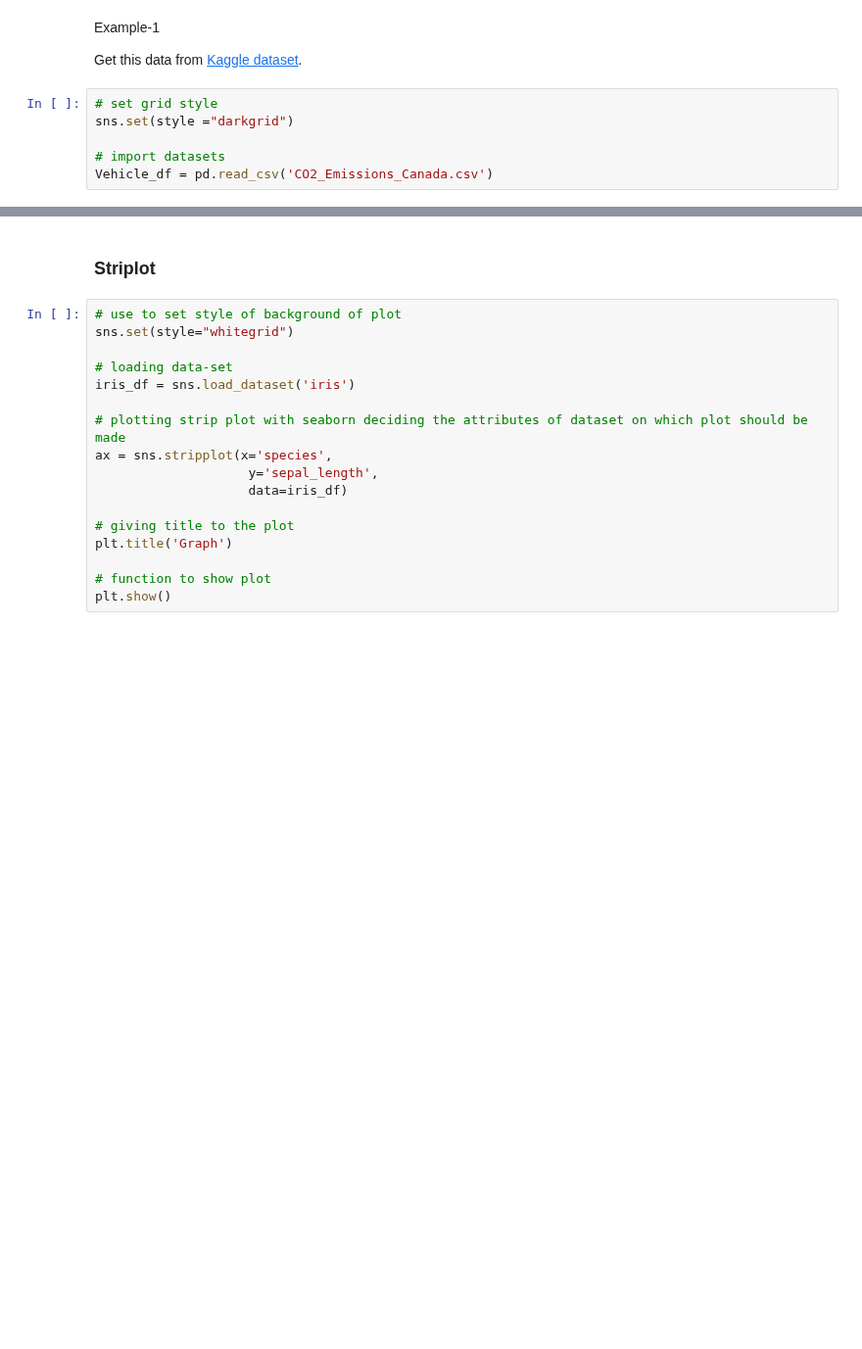
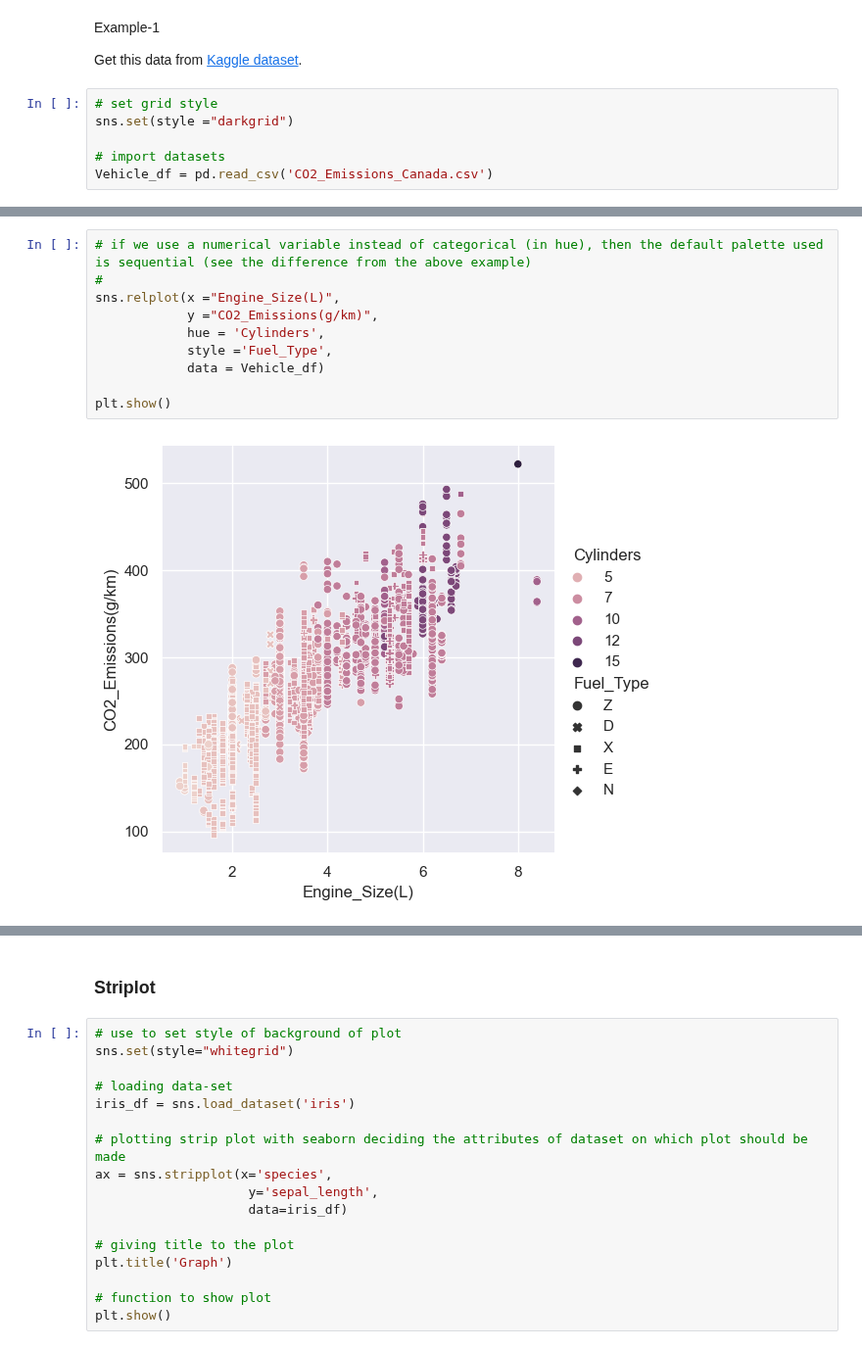
Before and after one commit to arunp77/Python-programming, a Jupyter notebook: Python-fundamental/Matplotlib.ipynb, the cells around one changed output, grey strips where cells are left out. Shown at 98% size. Drawn from its saved outputs; the diff is of its cells as text; blank space fills up the shorter version.

```diff
--- a/Python-fundamental/Matplotlib.ipynb
+++ b/Python-fundamental/Matplotlib.ipynb
@@ -1568,0 +1592,12 @@ plt.show()
+# %%
+# if we use a numerical variable instead of categorical (in hue), then the default palette used is sequential (see the difference from the above example)
+#
+sns.relplot(x ="Engine_Size(L)",
+            y ="CO2_Emissions(g/km)",
+            hue = 'Cylinders',
+            style ='Fuel_Type',
+            data = Vehicle_df)
+
+plt.show()
+# %% [output]
+[figure, added]
```
Also changed, not shown: parts of 8 cells of this notebook.
